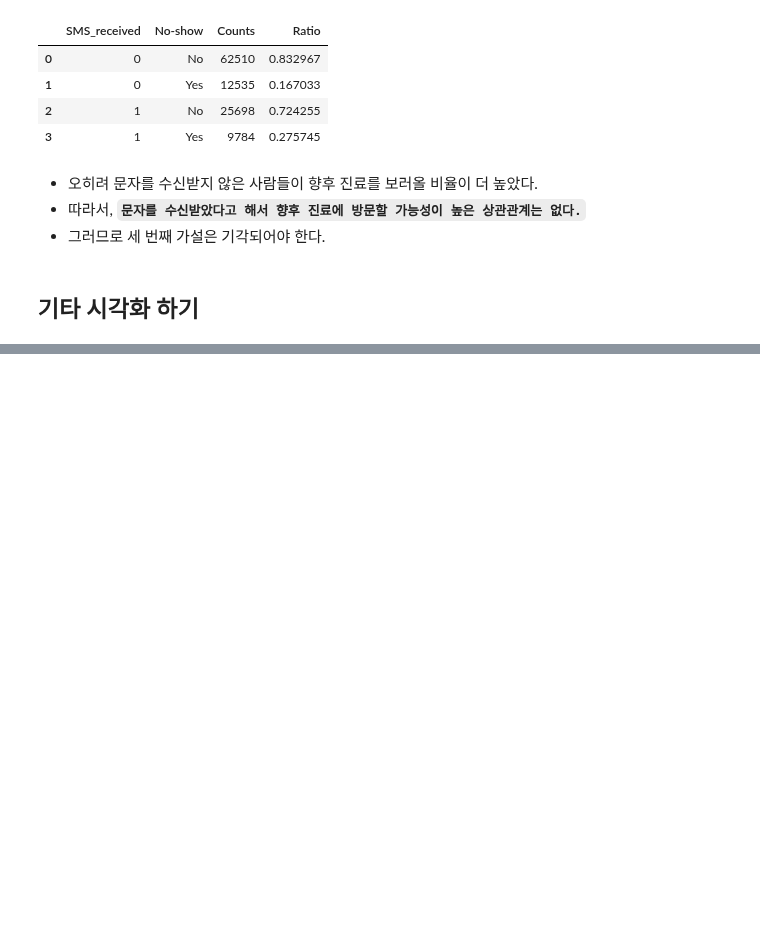
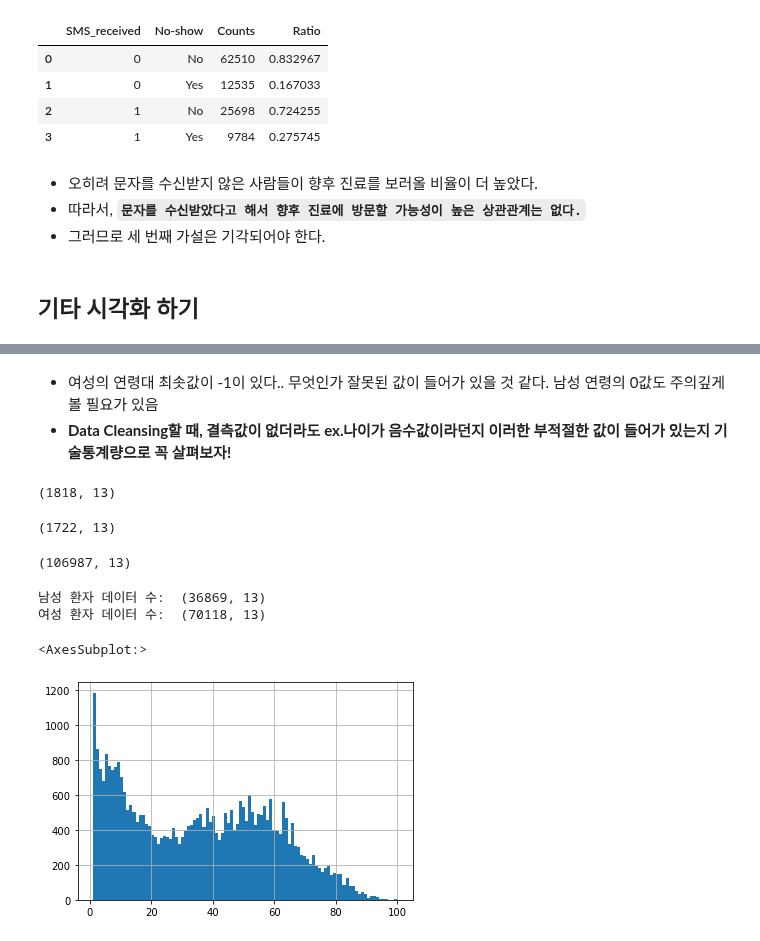
Before and after one commit to young-hun-jo/DataAnalysis, a Jupyter notebook: medical_appointment/analysis_myself.ipynb, the cells around one changed output, grey strips where cells are left out. Drawn from its saved outputs; the diff is of its cells as text; code cells hidden in the pictures; blank space fills up the shorter version.

```diff
--- a/medical_appointment/analysis_myself.ipynb
+++ b/medical_appointment/analysis_myself.ipynb
@@ -331,0 +346,33 @@ medical_df
+# %% [markdown]
+- 여성의 연령대 최솟값이 -1이 있다.. 무엇인가 잘못된 값이 들어가 있을 것 같다. 남성 연령의 0값도 주의깊게 볼 필요가 있음
+- **Data Cleansing할 때, 결측값이 없더라도 ex.나이가 음수값이라던지 이러한 부적절한 값이 들어가 있는지 기술통계량으로 꼭 살펴보자!**
+# %%
+# 남성의 연령이 0살로 되어있는 데이터들의 개수
+male_df[male_df['Age'] == 0].shape
+# %% [output]
+(1818, 13)
+# %%
+# 여성의 연령이 -1로 되어있는 데이터들의 개수 -> 삭제해주어야 한다.
+female_df[female_df['Age'] <= 0].shape
+# %% [output]
+(1722, 13)
+# %%
+# 여자,남자 모두 연령대가 0이하의 값 데이터들을 삭제해주자.
+medical = medical[medical['Age'] > 0]
+medical.shape
+# %% [output]
+(106987, 13)
+# %%
+male_df = medical[medical['Gender'] == 'M']
+female_df = medical[medical['Gender'] == 'F']
+print('남성 환자 데이터 수: ', male_df.shape)
+print('여성 환자 데이터 수: ', female_df.shape)
+# %% [output]
+남성 환자 데이터 수:  (36869, 13)
+여성 환자 데이터 수:  (70118, 13)
+# %%
+# 남성 연령대 분포도
+male_df['Age'].hist(bins=100)
+# %% [output]
+<AxesSubplot:>
+[figure, added]
```
Also changed, not shown: parts of 24 cells of this notebook.
